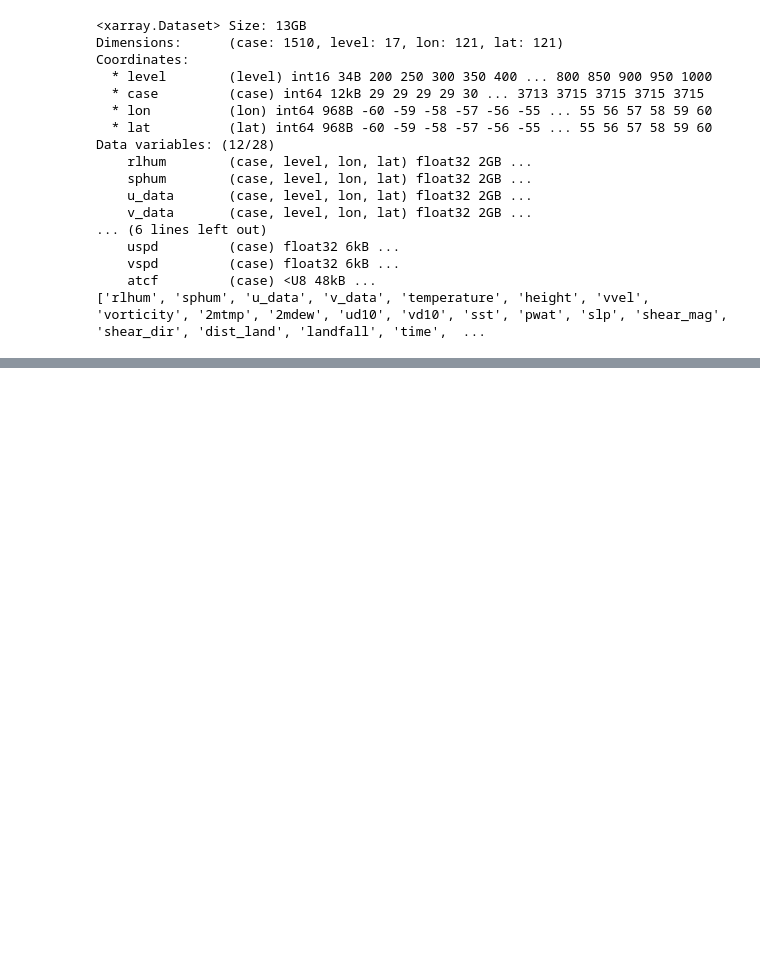
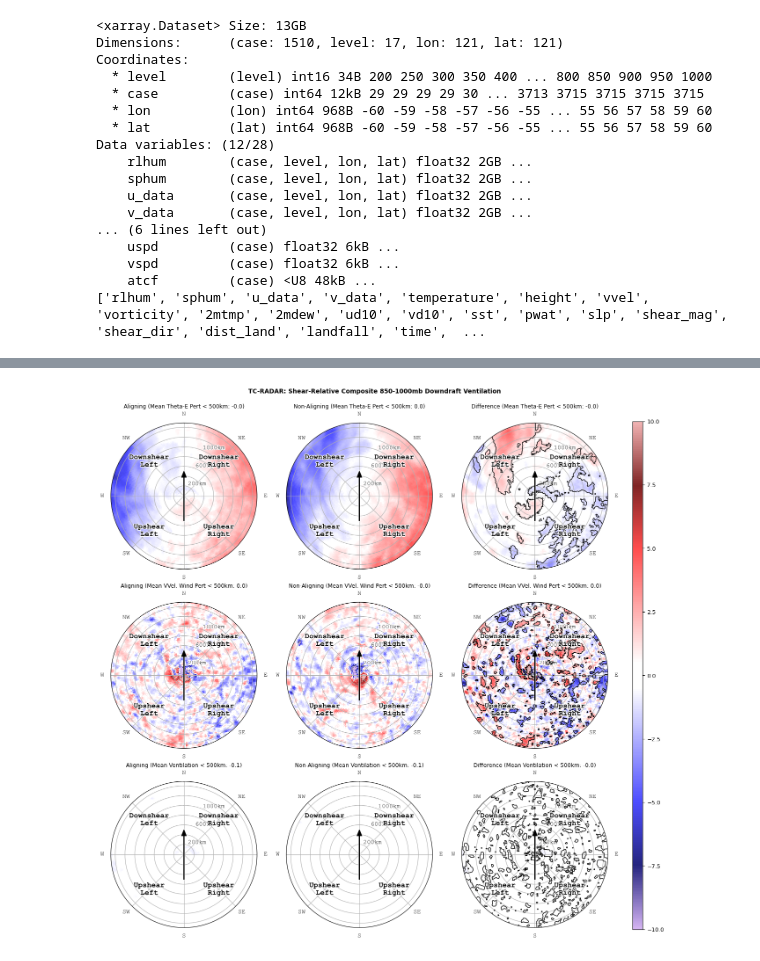
Before and after one commit to TCAlert/testing, a Jupyter notebook: TDREnviroPolarVentilation copy.ipynb, the cells around one changed output, grey strips where cells are left out. Cells and saved outputs as stored; diff of their text form; code cells hidden in the pictures; blank space fills up the shorter version.

```diff
--- a/TDREnviroPolarVentilation copy.ipynb
+++ b/TDREnviroPolarVentilation copy.ipynb
@@ -290,0 +320,82 @@ plt.show()
+# %%
+vvlPer = vvlPer * 60
+# %%
+thet1 = thtPer.sel(case = alignment, r = slice(0, 1500))
+thet2 = thtPer.sel(case = misalign, r = slice(0, 1500))
+tstat, pval = ttest_ind(thet1, thet2, axis = 0, equal_var=False, nan_policy='omit')
+sigThet = pval < 0.05
+thet1 = thet1.mean('case')
+thet2 = thet2.mean('case')
+thetDiff = thet1 - thet2
+
+radi1 = vvlPer.sel(case = alignment, r = slice(0, 1500))
+radi2 = vvlPer.sel(case = misalign, r = slice(0, 1500))
+tstat, pval = ttest_ind(radi1, radi2, axis = 0, equal_var=False, nan_policy='omit')
+sigRadi = pval < 0.05
+radi1 = radi1.mean('case')
+radi2 = radi2.mean('case')
+radiDiff = radi1 - radi2
+
+vent1 = vent.sel(case = alignment, r = slice(0, 1500))
+vent2 = vent.sel(case = misalign, r = slice(0, 1500))
+tstat, pval = ttest_ind(vent1, vent2, axis = 0, equal_var=False, nan_policy='omit')
+sigVent = pval < 0.05
+vent1 = vent1.mean('case')
+vent2 = vent2.mean('case')
+ventDiff = vent1 - vent2
+
+fig, axes = plt.subplots(3, 3, subplot_kw={'projection': 'polar'}, figsize=(18, 15))
+axes[0, 0].pcolormesh(newTheta, thet1.r, thet1, cmap = cmap.tempAnoms3(), vmin = -10, vmax = 10)
+labels(axes[0, 0])
+
+c = axes[0, 1].pcolormesh(newTheta, thet2.r, thet2, cmap = cmap.tempAnoms3(), vmin = -10, vmax = 10)
+labels(axes[0, 1])
+
+ca = axes[0, 2].pcolormesh(newTheta, thetDiff.r, thetDiff, cmap = cmap.tempAnoms3(), vmin = -10, vmax = 10)
+axes[0, 2].contour(newTheta, thetDiff.r, sigThet, levels=[0.5], colors='black', linewidths=1)
+labels(axes[0, 2])
+
+
+axes[1, 0].pcolormesh(newTheta, radi1.r, radi1, cmap = cmap.tempAnoms3(), vmin = -10, vmax = 10)
+labels(axes[1, 0])
+
+c = axes[1, 1].pcolormesh(newTheta, radi2.r, radi2, cmap = cmap.tempAnoms3(), vmin = -10, vmax = 10)
+labels(axes[1, 1])
+
+ca = axes[1, 2].pcolormesh(newTheta, radiDiff.r, radiDiff, cmap = cmap.tempAnoms3(), vmin = -10, vmax = 10)
+axes[1, 2].contour(newTheta, radiDiff.r, sigRadi, levels=[0.5], colors='black', linewidths=1)
+labels(axes[1, 2])
+
+
+axes[2, 0].pcolormesh(newTheta, vent1.r, vent1, cmap = cmap.tempAnoms3(), vmin = -10, vmax = 10)
+labels(axes[2, 0])
+
+c = axes[2, 1].pcolormesh(newTheta, vent2.r, vent2, cmap = cmap.tempAnoms3(), vmin = -10, vmax = 10)
+labels(axes[2, 1])
+
+ca = axes[2, 2].pcolormesh(newTheta, ventDiff.r, ventDiff, cmap = cmap.tempAnoms3(), vmin = -10, vmax = 10)
+axes[2, 2].contour(newTheta, ventDiff.r, sigVent, levels=[0.5], colors='black', linewidths=1)
+labels(axes[2, 2])
+
+cbar = fig.colorbar(c, ax=axes, orientation='vertical', aspect=50, pad=0.04)
+cbar.ax.tick_params(axis='both', labelsize=9, left = False, bottom = False)
+
+fig.suptitle(f'TC-RADAR: Shear-Relative Composite {t}                               \n\n' , fontweight='bold', fontsize=10, y = 0.93)
+
+axes[0, 0].set_title(f'Aligning (Mean Theta-E Pert < 500km: {str(round(np.nanmean(thet1.sel(r = slice(0, 500))), 1))})', fontsize=9)
+axes[0, 1].set_title(f'Non-Aligning (Mean Theta-E Pert < 500km: {str(round(np.nanmean(thet2.sel(r = slice(0, 500))), 1))})', fontsize=9)
+axes[0, 2].set_title(f'Difference (Mean Theta-E Pert < 500km: {str(round(np.nanmean(thetDiff.sel(r = slice(0, 500))), 1))})', fontsize=9)
+
+axes[1, 0].set_title(f'Aligning (Mean VVel. Wind Pert < 500km: {str(round(np.nanmean(radi1.sel(r = slice(0, 500))), 1))})', fontsize=9)
+axes[1, 1].set_title(f'Non-Aligning (Mean VVel. Wind Pert < 500km: {str(round(np.nanmean(radi2.sel(r = slice(0, 500))), 1))})', fontsize=9)
+axes[1, 2].set_title(f'Difference (Mean VVel. Wind Pert < 500km: {str(round(np.nanmean(radiDiff.sel(r = slice(0, 500))), 1))})', fontsize=9)
+
+axes[2, 0].set_title(f'Aligning (Mean Ventilation < 500km: {str(round(np.nanmean(vent1.sel(r = slice(0, 500))), 1))})', fontsize=9)
+axes[2, 1].set_title(f'Non-Aligning (Mean Ventilation < 500km: {str(round(np.nanmean(vent2.sel(r = slice(0, 500))), 1))})', fontsize=9)
+axes[2, 2].set_title(f'Difference (Mean Ventilation < 500km: {str(round(np.nanmean(ventDiff.sel(r = slice(0, 500))), 1))})', fontsize=9)
+
+
+plt.savefig(r"C:\Users\deela\Downloads\tiltLarge" + t + ".png", dpi = 400, bbox_inches = 'tight')
+plt.show()
+# %% [output]
+[figure, added]
```
Also changed, not shown: parts of 12 cells of this notebook, 11 other files.
